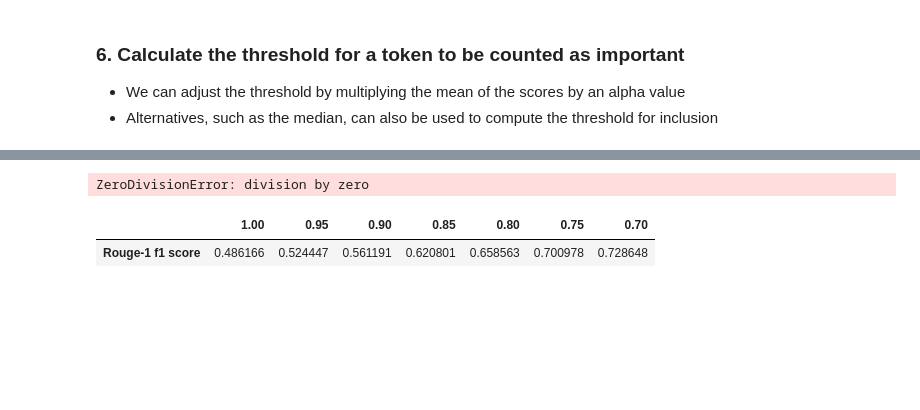
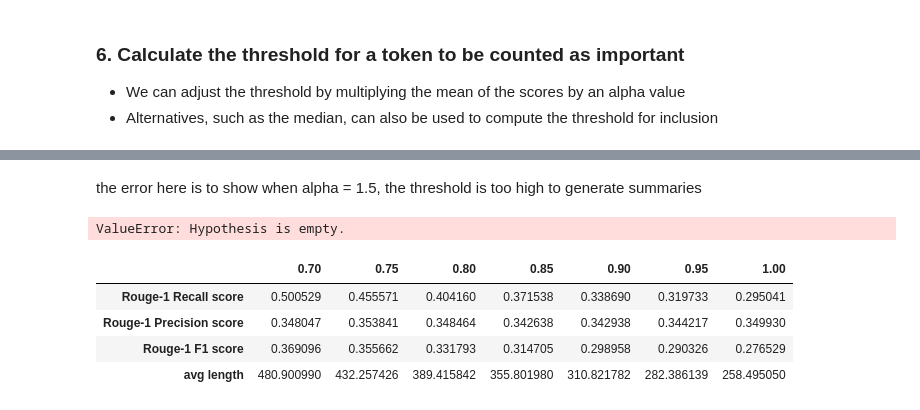
Before and after one commit to carolinedlu/text_analytics, a Jupyter notebook: notebooks/extractive_text_summarization.ipynb, the cells around one changed output, grey strips where cells are left out. Cells and saved outputs as stored; diff of their text form; code cells hidden in the pictures; blank space fills up the shorter version.

Commit message:
abs_summarizer

```diff
--- a/notebooks/extractive_text_summarization.ipynb
+++ b/notebooks/extractive_text_summarization.ipynb
@@ -60,3 +61,6 @@ movie_reviews.head()
 | 2 | I thought this was a wonderful wa... | positive |
 | 3 | Basically there's a family where ... | negative |
 | 4 | Petter Mattei's "Love in the Time... | positive |
+# %%
+movie_reviews.review = movie_reviews.review.replace(r"<.*?>"," ", regex=True)
+movie_reviews.head(1)
@@ -186,6 +180,6 @@ def get_article_summary(sentences: npt.ArrayLike, sentence_weights: dict, thresh
     article_summary = [sentence for sentence in sentences if sentence[:7] in sentence_weights and sentence_weights.get(sentence[:7]) >= threshold]
     return " ".join(article_summary)
 # %%
-alpha_values = np.arange(0.95, 1.25, 0.1)
+alpha_values = np.arange(0.7, 1.1, 0.1)
 alpha_values
 # %% [output]
@@ -219,6 +231,7 @@ import re, string
 from nltk.stem import PorterStemmer
 from nltk.tokenize import word_tokenize, sent_tokenize
 from collections import defaultdict
+
 class ExtractiveTextSummarizer:
     def __init__(self, article: str, alpha: float = 1.0) -> None:
         self.article = article
@@ -239,7 +252,7 @@ class ExtractiveTextSummarizer:
 
         stemmed_word_vector = [stemmer.stem(word) for word in word_vector]
         for word in stemmed_word_vector:
-            if word not in check_set:
+            if word not in check_set and word.isalnum():
                 self.frequency_table[word] += 1
 
         return self.frequency_table
@@ -299,53 +312,50 @@ class ExtractiveTextSummarizer:
         rouge = Rouge()
         scores = rouge.get_scores(hypothesis_text, reference_text)
         return scores
+# %% [markdown]
+the error here is to show when alpha = 1.5, the threshold is too high to generate summaries
 # %%
-#
-the error here is to show when alpha = 1.5, the threshold is too high to generate summaries
 ext_review, ext_recall, ext_precision, ext_f1 = [], [], [], []
-for review in labelled_movie_reviews['Summary']:
+for review in labelled_movie_reviews['review']:
     extractive_summarizer = ExtractiveTextSummarizer(article=review, alpha=1.5)
     ext_review.append(extractive_summarizer.run_article_summary())
 labelled_movie_reviews['ext_review'] = ext_review
 
-for review, ext_review in zip(labelled_movie_reviews['Summary'], labelled_movie_reviews['ext_review']):
-    score = extractive_summarizer.get_rouge_score(hypothesis_text=review, reference_text=ext_review)
+for ref, ext_review in zip(labelled_movie_reviews['Summary'], labelled_movie_reviews['ext_review']):
+    score = extractive_summarizer.get_rouge_score(hypothesis_text=ext_review, reference_text=ref)
     ext_recall.append(score[0]['rouge-1']['r'])
     ext_precision.append(score[0]['rouge-1']['p'])
     ext_f1.append(score[0]['rouge-1']['f'])
 
-labelled_movie_reviews['ext_recall'] = ext_recall_1
-labelled_movie_reviews['ext_precision'] = ext_precision_1
-labelled_movie_reviews['ext_f1'] = ext_f1_1
+labelled_movie_reviews['ext_recall'] = ext_recall
+labelled_movie_reviews['ext_precision'] = ext_precision
+labelled_movie_reviews['ext_f1'] = ext_f1
 # %% [output]
-ZeroDivisionError: division by zero
+ValueError: Hypothesis is empty.
 # %%
-alpha_tune_results = pd.DataFrame(index=['Rouge-1 f1 score'])
-#ext_review, ext_recall, ext_precision, ext_f1 = [], [], [], []
-for al in [1.0, 0.95, 0.9, 0.85, 0.8, 0.75, 0.7]:
+alpha_tune_results = pd.DataFrame(index=['Rouge-1 Recall score', 'Rouge-1 Precision score', 'Rouge-1 F1 score', 'avg length'])
+# lower alpha will result in longer summary, we try to keep it short
+for al in [0.7, 0.75, 0.8, 0.85, 0.9, 0.95, 1]:
     ext_review, ext_recall, ext_precision, ext_f1 = [], [], [], []
-    for review in labelled_movie_reviews['Summary']:
+    for review in labelled_movie_reviews['review']:
         extractive_summarizer = ExtractiveTextSummarizer(article=review, alpha=al)
         ext_review.append(extractive_summarizer.run_article_summary())
     labelled_movie_reviews['ext_review'] = ext_review
 
-    for review, ext_review in zip(labelled_movie_reviews['Summary'], labelled_movie_reviews['ext_review']):
-        score = extractive_summarizer.get_rouge_score(hypothesis_text=review, reference_text=ext_review)
+    for ref, ext_review in zip(labelled_movie_reviews['Summary'], labelled_movie_reviews['ext_review']):
+        score = extractive_summarizer.get_rouge_score(hypothesis_text=ext_review, reference_text=ref)
         ext_recall.append(score[0]['rouge-1']['r'])
         ext_precision.append(score[0]['rouge-1']['p'])
         ext_f1.append(score[0]['rouge-1']['f'])
 
-    #labelled_movie_reviews['ext_recall'] = ext_recall_1
-    #labelled_movie_reviews['ext_precision'] = ext_precision_1
-    labelled_movie_reviews['ext_f1'] = ext_f1
-    alpha_tune_results[al] = np.mean(labelled_movie_reviews['ext_f1'])
-    #print('alpha=', 1.0)
-    #print(np.mean(labelled_movie_reviews['ext_f1']))
-    #print(np.mean(labelled_movie_reviews['ext_precision']))
-    #print(np.mean(labelled_movie_reviews['ext_recall']))
+    alpha_tune_results[al] = [np.mean(ext_recall), np.mean(ext_precision), np.mean(ext_f1), labelled_movie_reviews['ext_review'].apply(len).mean()]
+
 alpha_tune_results
 # %% [output]
-|  | 1.00 | 0.95 | 0.90 | 0.85 | 0.80 | 0.75 | 0.70 |
-| Rouge-1 f1 score | 0.486166 | 0.524447 | 0.561191 | 0.620801 | 0.658563 | 0.700978 | 0.728648 |
+|  | 0.70 | 0.75 | 0.80 | 0.85 | 0.90 | 0.95 | 1.00 |
+| Rouge-1 Recall score | 0.500529 | 0.455571 | 0.404160 | 0.371538 | 0.338690 | 0.319733 | 0.295041 |
+| Rouge-1 Precision score | 0.348047 | 0.353841 | 0.348464 | 0.342638 | 0.342938 | 0.344217 | 0.349930 |
+| Rouge-1 F1 score | 0.369096 | 0.355662 | 0.331793 | 0.314705 | 0.298958 | 0.290326 | 0.276529 |
+| avg length | 480.900990 | 432.257426 | 389.415842 | 355.801980 | 310.821782 | 282.386139 | 258.495050 |
 # %%
 ext_review, ext_recall, ext_precision, ext_f1 = [], [], [], []
```
Also changed, not shown: parts of 31 cells of this notebook.
